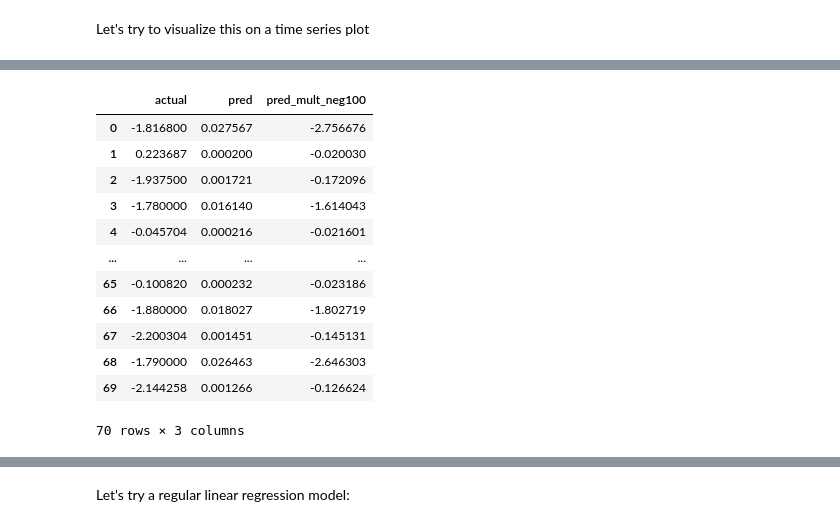
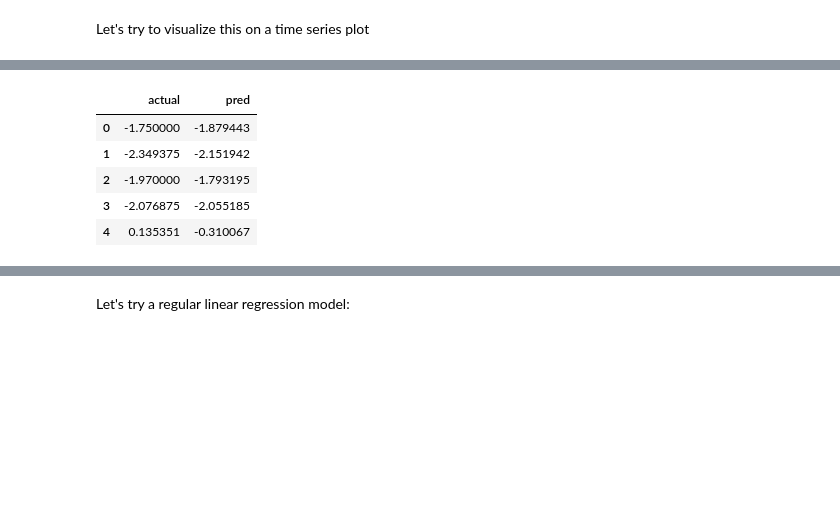
Before and after one commit to p-ai-org/p-climate, a Jupyter notebook: paleo_test.ipynb, the cells around one changed output, grey strips where cells are left out. Saved outputs shown, nothing was run; the diff lists cells and outputs as text; code cells hidden in the pictures; blank space fills up the shorter version.

```diff
--- a/paleo_test.ipynb
+++ b/paleo_test.ipynb
@@ -374,4 +407,4 @@ array([[0.18      , 0.88054431, 1.        , 0.7999685 , 0.        ],
 from sklearn.model_selection import train_test_split
 # %%
 X_train, X_val_and_test, Y_train, Y_val_and_test = train_test_split(
-    X_scale, Y, test_size=0.3)
+    X_scale, Y, test_size=0.2)
@@ -381,11 +423,13 @@ from keras.layers import Dense
 # %%
 model = Sequential([
-    Dense(32, activation='relu', input_shape=(5,)),
-    Dense(32, activation='relu'),
-#     Dense(16, activation='relu'),
-#     Dense(16, activation='relu'),
-#     Dense(16, activation='relu'),
-    Dense(1, activation='sigmoid'),
+    Dense(32, activation=tf.keras.layers.LeakyReLU(alpha=0.2), input_shape=(5,), kernel_initializer='normal'),
+    #kernel_initializer='normal'
+#    Dense(32, activation='relu', input_shape=(5,)),
+#      Dense(32, activation='relu'),
+#      Dense(16, activation='relu'),
+#      Dense(16, activation='relu'),
+#      Dense(16, activation='relu'),
+    Dense(1, activation=tf.keras.layers.LeakyReLU(alpha=0.2)),
 ])
 # %%
 model.compile(
@@ -401,3 +445,8 @@ model.compile(
 # model.compile(optimizer='sgd',
 #               loss='binary_crossentropy',
 #               metrics=['r2_score'])
+# %%
+X_train = np.asarray(X_train).astype(np.float32)
+Y_train = np.asarray(Y_train).astype(np.float32)
+X_val_and_test = np.asarray(X_val_and_test).astype(np.float32)
+Y_val_and_test = np.asarray(Y_val_and_test).astype(np.float32)
@@ -404,5 +466,5 @@ model.compile(
 # %%
 hist = model.fit(X_train, Y_train,
-          batch_size=16, epochs=36,
+          batch_size=16, epochs=64,
           validation_data=(X_val_and_test, Y_val_and_test))
 # %% [output]
@@ -495,21 +531,14 @@ predicted
 # %%
 actual_v_pred = actual.join(predicted, how = "inner")
-actual_v_pred['pred_mult_neg100'] = actual_v_pred['pred'].apply(lambda x: x*-100)
-actual_v_pred
+#actual_v_pred['pred_altered'] = actual_v_pred['pred'].apply(lambda x: (((x-1)/2)**2)*5)
+actual_v_pred.head()
 # %% [output]
-|  | actual | pred | pred_mult_neg100 |
-| 0 | -1.816800 | 0.027567 | -2.756676 |
-| 1 | 0.223687 | 0.000200 | -0.020030 |
-| 2 | -1.937500 | 0.001721 | -0.172096 |
-| 3 | -1.780000 | 0.016140 | -1.614043 |
-| 4 | -0.045704 | 0.000216 | -0.021601 |
-| ... | ... | ... | ... |
-| 65 | -0.100820 | 0.000232 | -0.023186 |
-| 66 | -1.880000 | 0.018027 | -1.802719 |
-| 67 | -2.200304 | 0.001451 | -0.145131 |
-| 68 | -1.790000 | 0.026463 | -2.646303 |
-| 69 | -2.144258 | 0.001266 | -0.126624 |
+|  | actual | pred |
+| 0 | -1.750000 | -1.879443 |
+| 1 | -2.349375 | -2.151942 |
+| 2 | -1.970000 | -1.793195 |
+| 3 | -2.076875 | -2.055185 |
+| 4 | 0.135351 | -0.310067 |
-70 rows × 3 columns
 # %%
 plt.plot(actual_v_pred)
 # %% [output]
```
Also changed, not shown: parts of 43 cells of this notebook, 1 other file.
